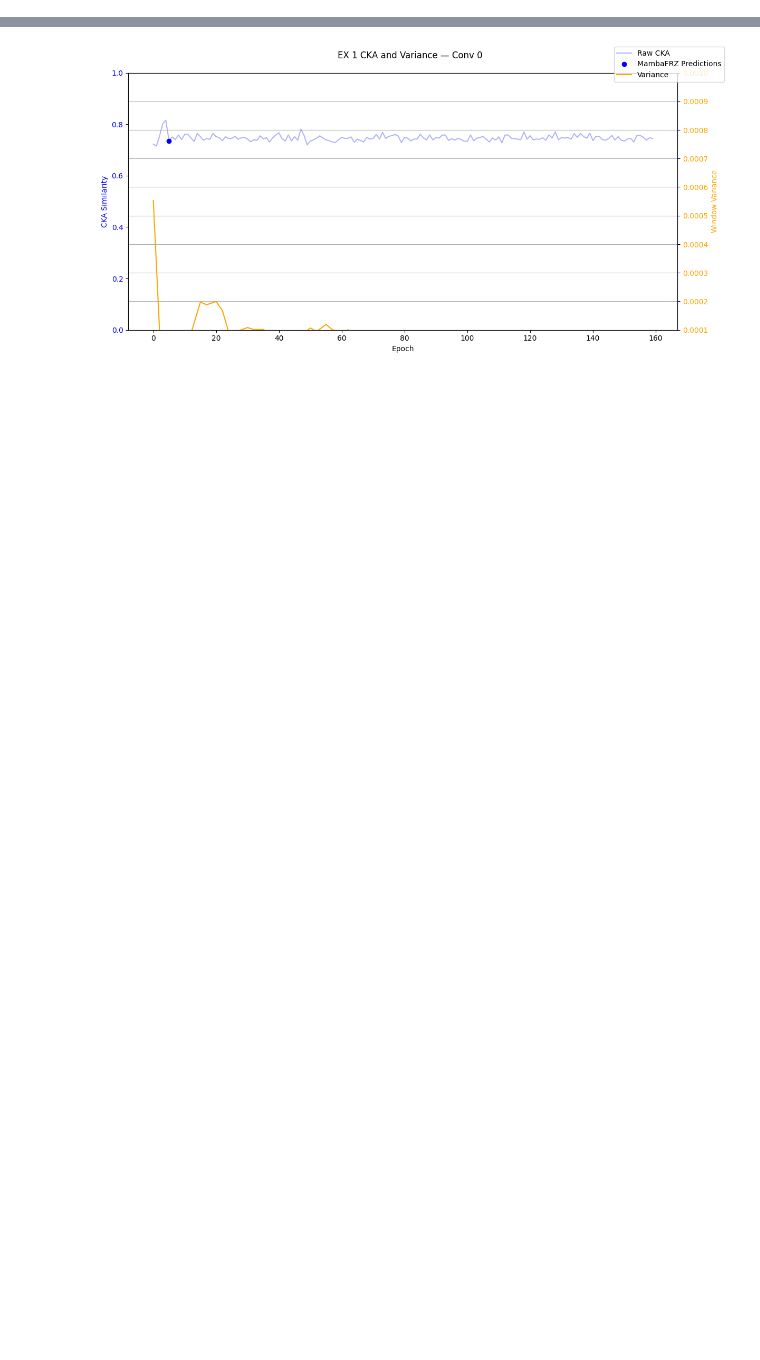
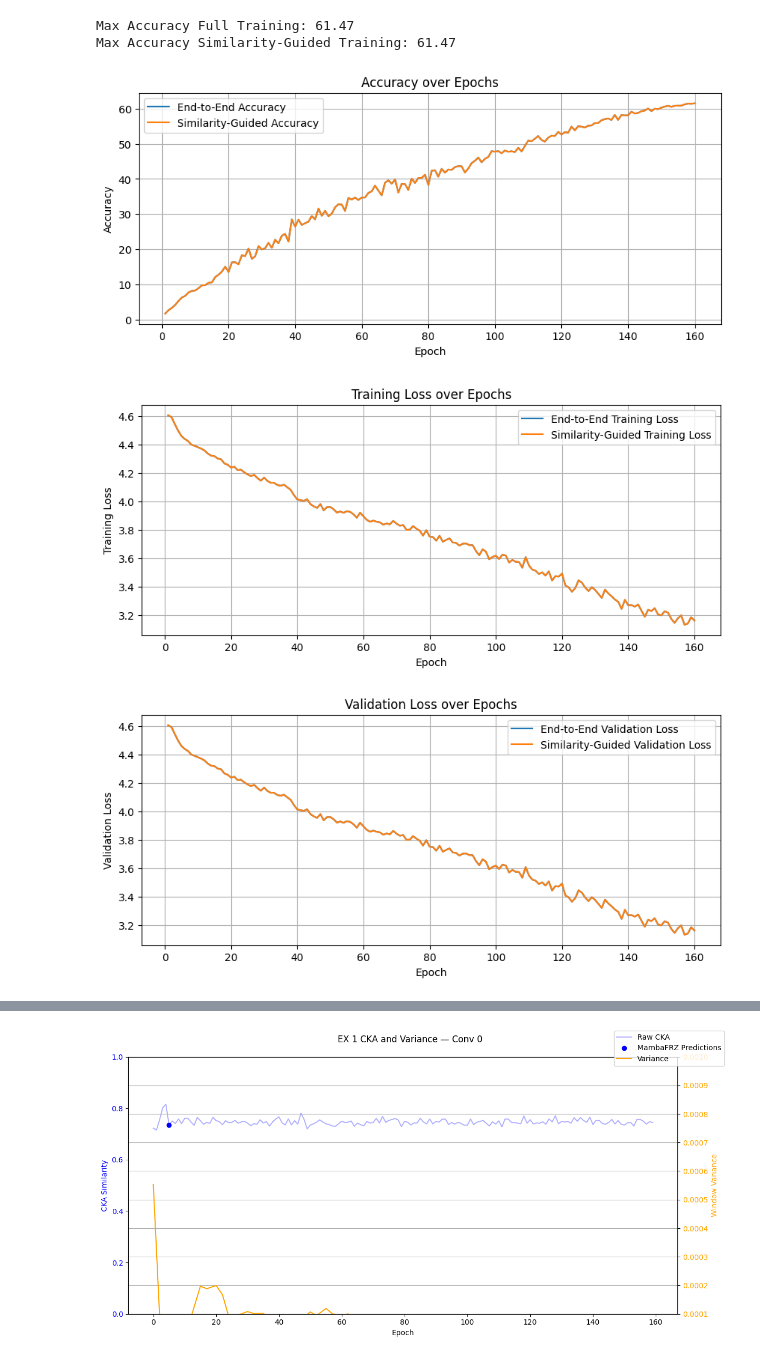
Before and after one commit to Ktuzinowski/MambaFRZ, a Jupyter notebook: ComparePredictionsWithActualLabels.ipynb, the cells around one changed output, grey strips where cells are left out. Saved outputs shown, nothing was run; the diff lists cells and outputs as text; code cells hidden in the pictures; blank space fills up the shorter version.

Commit message:
Finished editing files for thresholding, going to test new VGG11 network afterwards

```diff
--- a/ComparePredictionsWithActualLabels.ipynb
+++ b/ComparePredictionsWithActualLabels.ipynb
@@ -16,10 +16,10 @@ from utils import is_cnn_layer
 import pickle
 # %%
 dataset = "cifar100"
-model_name = "resnet50"
-num_epochs = 160
-experiment = "mambafrz_vgg11_data_generation_200_epochs"
+model_name = "vgg11"
+num_epochs = 200
+experiment = "mambafrz_vgg11_MambaFRZ_validation_test_7_30"
 experiment_name = "MambaFRZ 20 Conv 25 Seeds"
-experiment_seed = 4546
+experiment_seed = 1527
 experiment_device = "cuda:0"
-predictor_type = "SmartFRZ"
+predictor_type = "MambaFRZ"
@@ -26,3 +75,13 @@ predictor_type = "SmartFRZ"
+# %%
+seed_test_1 = experiment_seed
+seed_test_2 = experiment_seed
+plot_accuracy_of_full_vs_similarity_guided_training_metrics(os.path.join(experiment, f"seed_{seed_test_1}", f"fully_trained_reference_model_{model_name}_metrics.pkl"), os.path.join(experiment, f"seed_{seed_test_2}", f"fully_trained_reference_model_{model_name}_metrics.pkl"))
+# %% [output]
+Max Accuracy Full Training: 61.47
+Max Accuracy Similarity-Guided Training: 61.47
+[figure, added]
+[figure, added]
+[figure, added]
 # %%
 # Compare CKA values of experiment with failed weights and new weights
 def plot_results_plotly(all_epochs_matrix, layer_types='s'):
```
Also changed, not shown: parts of 17 cells of this notebook, 5 other files.
